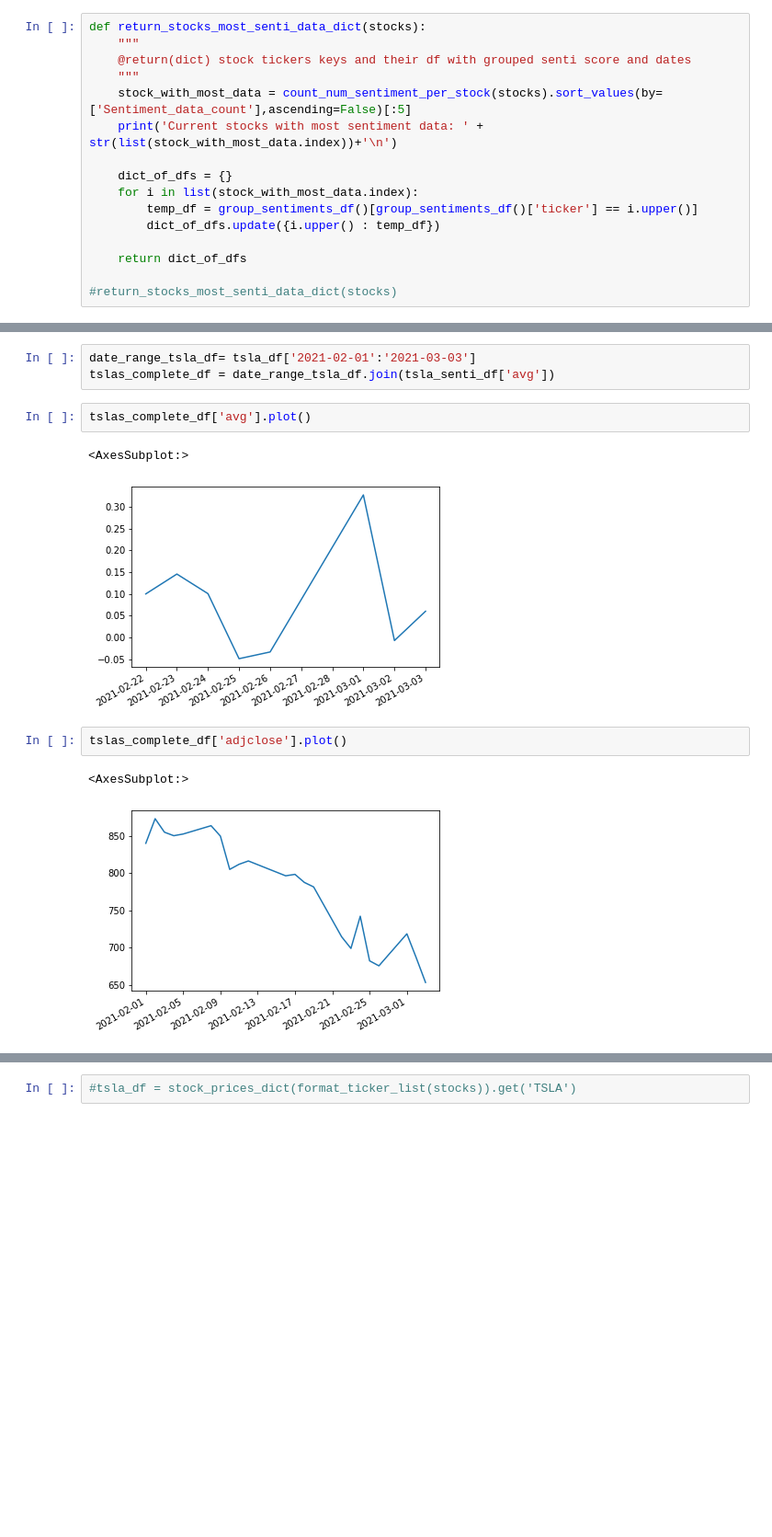
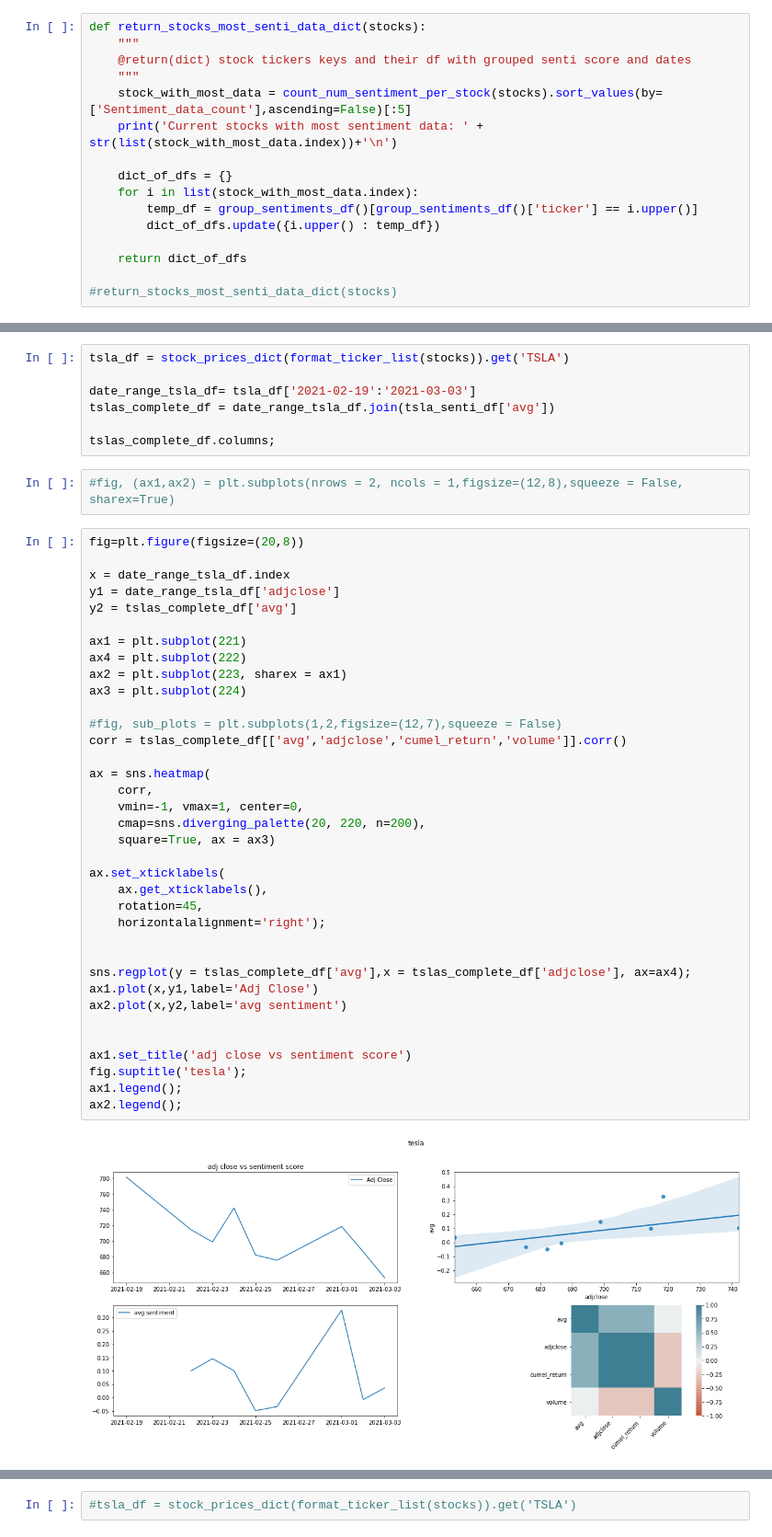
Before and after one commit to Sahand-J/sentiment_analysis_stock_market, a Jupyter notebook: final_outline_sentiment.ipynb, the cells around one changed output, grey strips where cells are left out. Shown at 92% size. Cells and saved outputs as stored; diff of their text form; blank space fills up the shorter version.

```diff
--- a/final_outline_sentiment.ipynb
+++ b/final_outline_sentiment.ipynb
@@ -329,13 +329,47 @@ Current stocks with most sentiment data: ['tsla', 'aapl', 'tgt', 'iipr', 'gm']
 # %%
-date_range_tsla_df= tsla_df['2021-02-01':'2021-03-03']
+tsla_df = stock_prices_dict(format_ticker_list(stocks)).get('TSLA')
+
+date_range_tsla_df= tsla_df['2021-02-19':'2021-03-03']
 tslas_complete_df = date_range_tsla_df.join(tsla_senti_df['avg'])
+
+tslas_complete_df.columns;
-# %%
-tslas_complete_df['avg'].plot()
-# %% [output]
-<AxesSubplot:>
-[figure, removed]
-# %%
-tslas_complete_df['adjclose'].plot()
-# %% [output]
-<AxesSubplot:>
-[figure, removed]
+# %%
+#fig, (ax1,ax2) = plt.subplots(nrows = 2, ncols = 1,figsize=(12,8),squeeze = False, sharex=True)
+# %%
+fig=plt.figure(figsize=(20,8))
+
+x = date_range_tsla_df.index
+y1 = date_range_tsla_df['adjclose']
+y2 = tslas_complete_df['avg']
+
+ax1 = plt.subplot(221)
+ax4 = plt.subplot(222)
+ax2 = plt.subplot(223, sharex = ax1)
+ax3 = plt.subplot(224)
+
+#fig, sub_plots = plt.subplots(1,2,figsize=(12,7),squeeze = False)
+corr = tslas_complete_df[['avg','adjclose','cumel_return','volume']].corr()
+
+ax = sns.heatmap(
+    corr,
+    vmin=-1, vmax=1, center=0,
+    cmap=sns.diverging_palette(20, 220, n=200),
+    square=True, ax = ax3)
+
+ax.set_xticklabels(
+    ax.get_xticklabels(),
+    rotation=45,
+    horizontalalignment='right');
+
+
+sns.regplot(y = tslas_complete_df['avg'],x = tslas_complete_df['adjclose'], ax=ax4);
+ax1.plot(x,y1,label='Adj Close')
+ax2.plot(x,y2,label='avg sentiment')
+
+
+ax1.set_title('adj close vs sentiment score')
+fig.suptitle('tesla');
+ax1.legend();
+ax2.legend();
+# %% [output]
+[figure, added]
```
Also changed, not shown: parts of 7 cells of this notebook.
